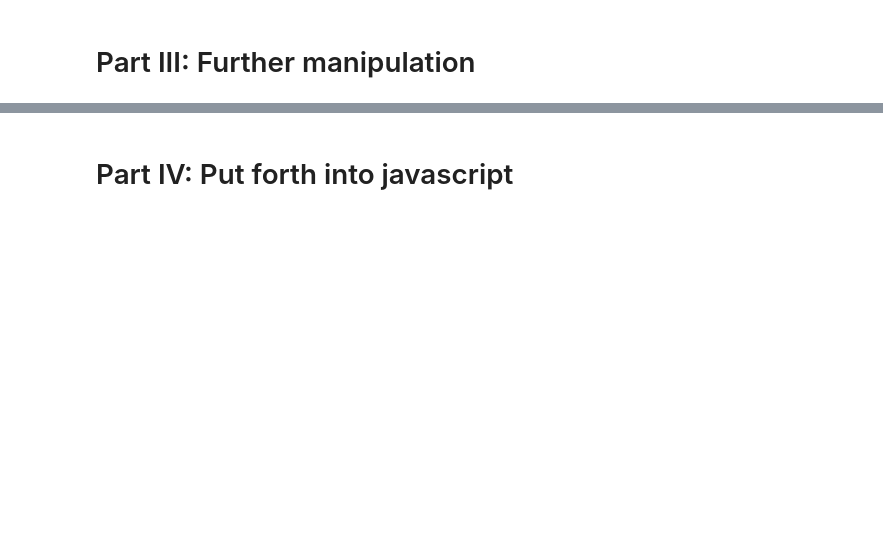
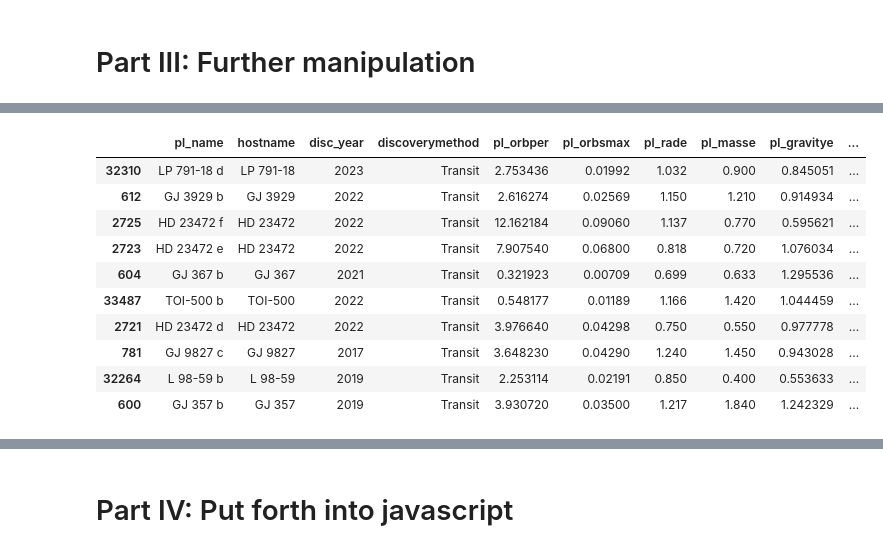
Before and after one commit to julestrada/Project-3, a Jupyter notebook: Project-3-code.ipynb, the cells around one changed output, grey strips where cells are left out. Cells and saved outputs as stored; diff of their text form; code cells hidden in the pictures; blank space fills up the shorter version.

```diff
--- a/Project-3-code.ipynb
+++ b/Project-3-code.ipynb
@@ -110,0 +172,14 @@ exoplanet_df.head(25)
+# %%
+topMass.head(10)
+# %% [output]
+|  | pl_name | hostname | disc_year | discoverymethod | pl_orbper | pl_orbsmax | pl_rade | pl_masse | pl_gravitye | ... |
+| 32310 | LP 791-18 d | LP 791-18 | 2023 | Transit | 2.753436 | 0.01992 | 1.032 | 0.900 | 0.845051 | ... |
+| 612 | GJ 3929 b | GJ 3929 | 2022 | Transit | 2.616274 | 0.02569 | 1.150 | 1.210 | 0.914934 | ... |
+| 2725 | HD 23472 f | HD 23472 | 2022 | Transit | 12.162184 | 0.09060 | 1.137 | 0.770 | 0.595621 | ... |
+| 2723 | HD 23472 e | HD 23472 | 2022 | Transit | 7.907540 | 0.06800 | 0.818 | 0.720 | 1.076034 | ... |
+| 604 | GJ 367 b | GJ 367 | 2021 | Transit | 0.321923 | 0.00709 | 0.699 | 0.633 | 1.295536 | ... |
+| 33487 | TOI-500 b | TOI-500 | 2022 | Transit | 0.548177 | 0.01189 | 1.166 | 1.420 | 1.044459 | ... |
+| 2721 | HD 23472 d | HD 23472 | 2022 | Transit | 3.976640 | 0.04298 | 0.750 | 0.550 | 0.977778 | ... |
+| 781 | GJ 9827 c | GJ 9827 | 2017 | Transit | 3.648230 | 0.04290 | 1.240 | 1.450 | 0.943028 | ... |
+| 32264 | L 98-59 b | L 98-59 | 2019 | Transit | 2.253114 | 0.02191 | 0.850 | 0.400 | 0.553633 | ... |
+| 600 | GJ 357 b | GJ 357 | 2019 | Transit | 3.930720 | 0.03500 | 1.217 | 1.840 | 1.242329 | ... |
```
Also changed, not shown: parts of 9 cells of this notebook.
